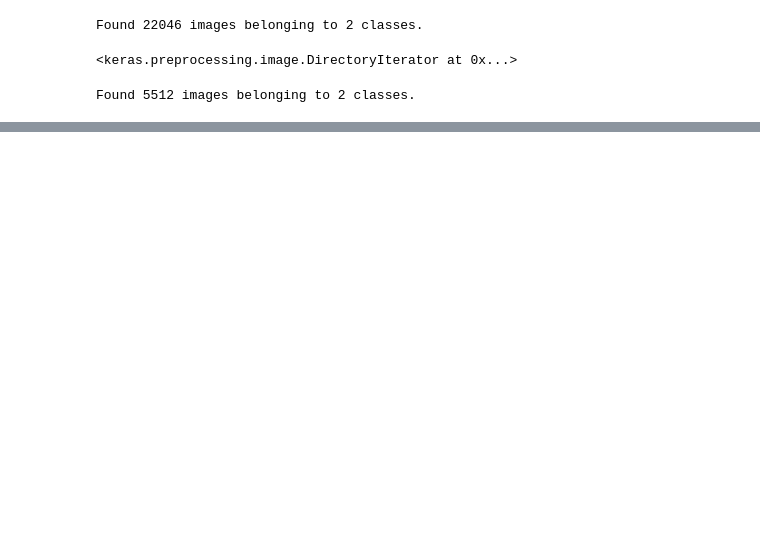
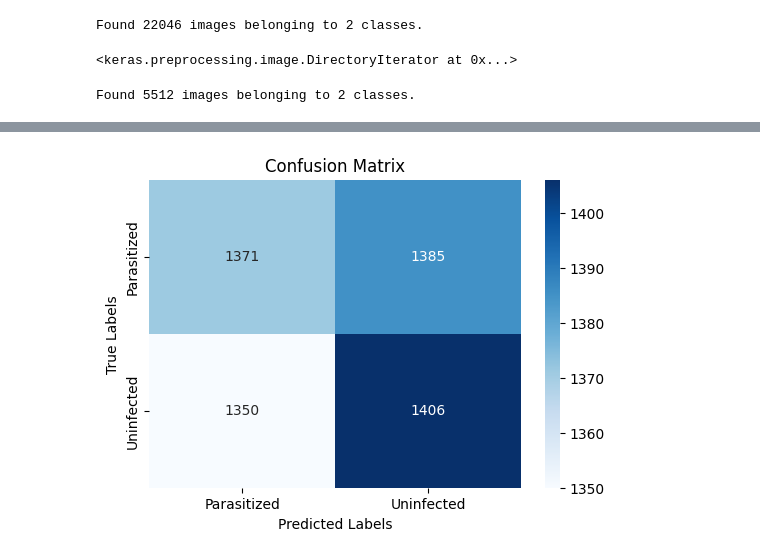
Before and after one commit to Vivekkumar-sri/malaria-cnn, a Jupyter notebook: CNN And Transfer LEarning.ipynb, the cells around one changed output, grey strips where cells are left out. Saved outputs shown, nothing was run; the diff lists cells and outputs as text; code cells hidden in the pictures; blank space fills up the shorter version.

```diff
--- a/CNN And Transfer LEarning.ipynb
+++ b/CNN And Transfer LEarning.ipynb
@@ -222,0 +253,23 @@ plt.savefig('AccVal_acc')
+# %%
+from sklearn.metrics import confusion_matrix, classification_report
+
+import numpy as np
+y_pred = model.predict(test_set)
+predicted_classes = np.argmax(y_pred, axis=1)
+
+# Get true labels from the test set generator
+true_classes = test_set.classes
+
+# Get class labels
+class_labels = list(test_set.class_indices.keys())
+
+# Create confusion matrix
+conf_matrix = confusion_matrix(true_classes, predicted_classes)
+
+# Display confusion matrix
+print("Confusion Matrix:")
+print(conf_matrix)
+
+# Get classification report for more detailed evaluation
+print("\nClassification Report:")
+print(classification_report(true_classes, predicted_classes, target_names=class_labels))
@@ -222,0 +293,10 @@ plt.savefig('AccVal_acc')
+# %%
+import seaborn as sns
+plt.figure(figsize=(6, 4))
+sns.heatmap(conf_matrix, annot=True, fmt='d', cmap='Blues', xticklabels=class_labels, yticklabels=class_labels)
+plt.xlabel('Predicted Labels')
+plt.ylabel('True Labels')
+plt.title('Confusion Matrix')
+plt.show()
+# %% [output]
+[figure, added]
```
Also changed, not shown: parts of 34 cells of this notebook.
